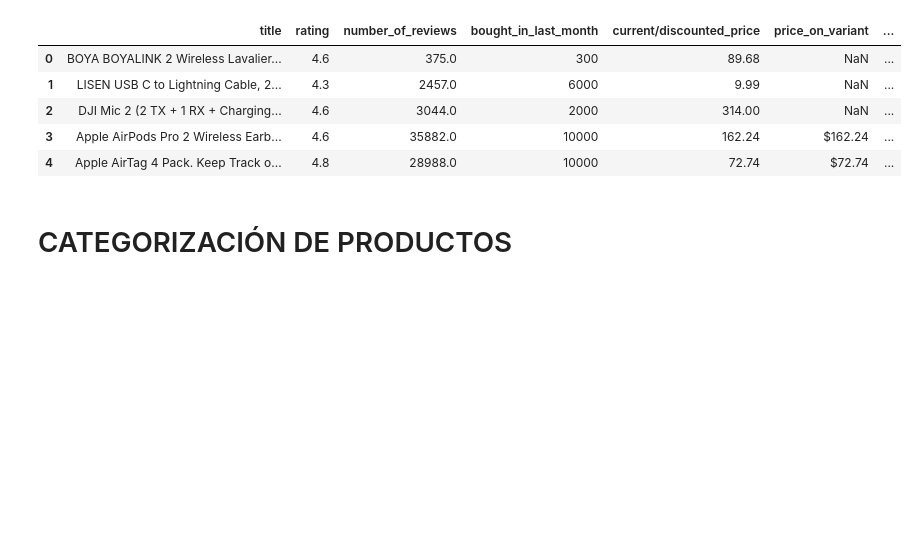
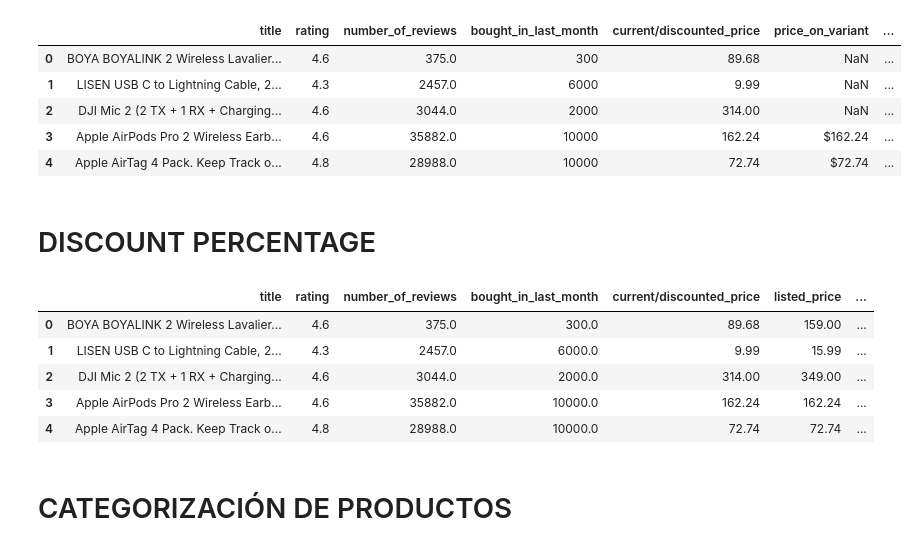
Before and after one commit to beja28/Amazon-Smart-Pricing, a Jupyter notebook: Codigo/cleaning.ipynb, the cells around one changed output. Saved outputs shown, nothing was run; the diff lists cells and outputs as text; code cells hidden in the pictures; blank space fills up the shorter version.

Commit message:
añadido discount percentage

```diff
--- a/Codigo/cleaning.ipynb
+++ b/Codigo/cleaning.ipynb
@@ -201,6 +198,19 @@ df_uncleaned.head()
 | 2 | DJI Mic 2 (2 TX + 1 RX + Charging... | 4.6 | 3044.0 | 2000 | 314.00 | NaN | ... |
 | 3 | Apple AirPods Pro 2 Wireless Earb... | 4.6 | 35882.0 | 10000 | 162.24 | $162.24 | ... |
 | 4 | Apple AirTag 4 Pack. Keep Track o... | 4.8 | 28988.0 | 10000 | 72.74 | $72.74 | ... |
+# %% [markdown]
+# DISCOUNT PERCENTAGE
+# %%
+df_uncleaned['discount_percentage'] = ((df_uncleaned['listed_price'] - df_uncleaned['current/discounted_price'])/ df_uncleaned['listed_price']) * 100
+
+df_uncleaned['discount_percentage'] = df_uncleaned['discount_percentage'].round(2)
+# %% [output]
+|  | title | rating | number_of_reviews | bought_in_last_month | current/discounted_price | listed_price | ... |
+| 0 | BOYA BOYALINK 2 Wireless Lavalier... | 4.6 | 375.0 | 300.0 | 89.68 | 159.00 | ... |
+| 1 | LISEN USB C to Lightning Cable, 2... | 4.3 | 2457.0 | 6000.0 | 9.99 | 15.99 | ... |
+| 2 | DJI Mic 2 (2 TX + 1 RX + Charging... | 4.6 | 3044.0 | 2000.0 | 314.00 | 349.00 | ... |
+| 3 | Apple AirPods Pro 2 Wireless Earb... | 4.6 | 35882.0 | 10000.0 | 162.24 | 162.24 | ... |
+| 4 | Apple AirTag 4 Pack. Keep Track o... | 4.8 | 28988.0 | 10000.0 | 72.74 | 72.74 | ... |
 # %% [markdown]
 # CATEGORIZACIÓN DE PRODUCTOS
 # %%
```
Also changed, not shown: parts of 1 cell of this notebook, 1 other file.
